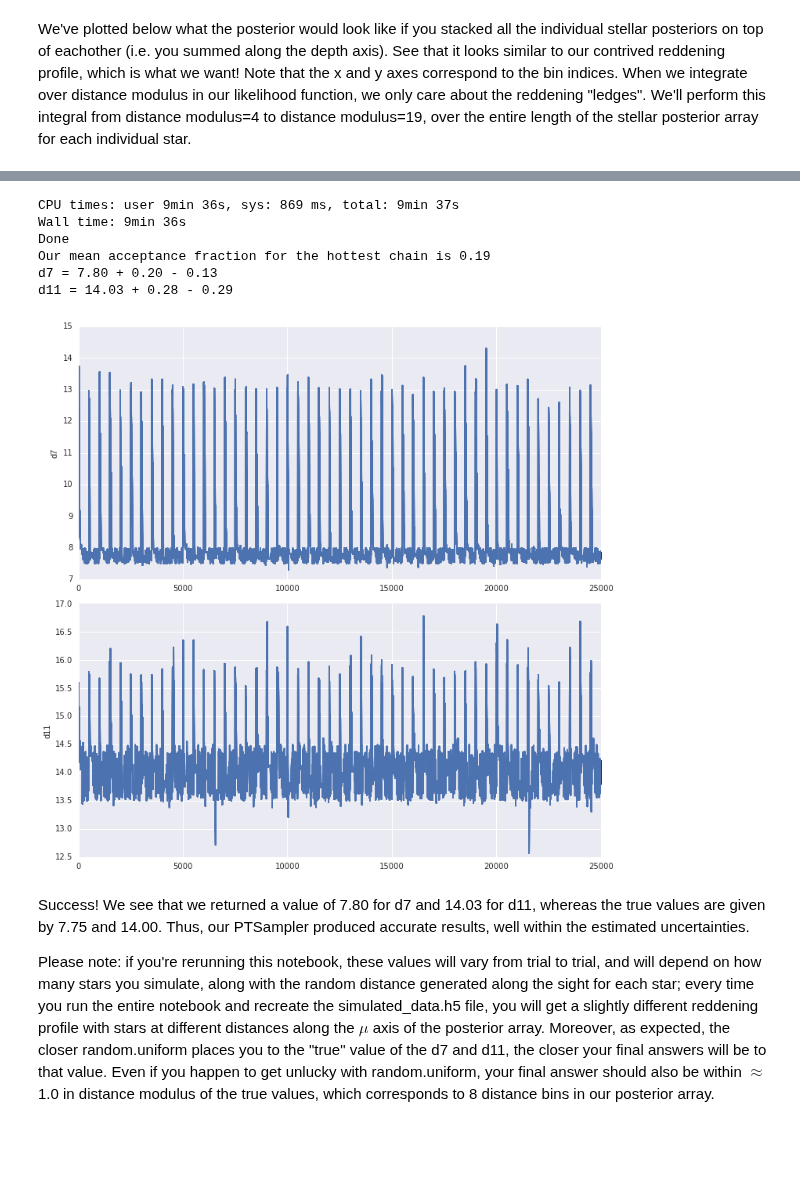
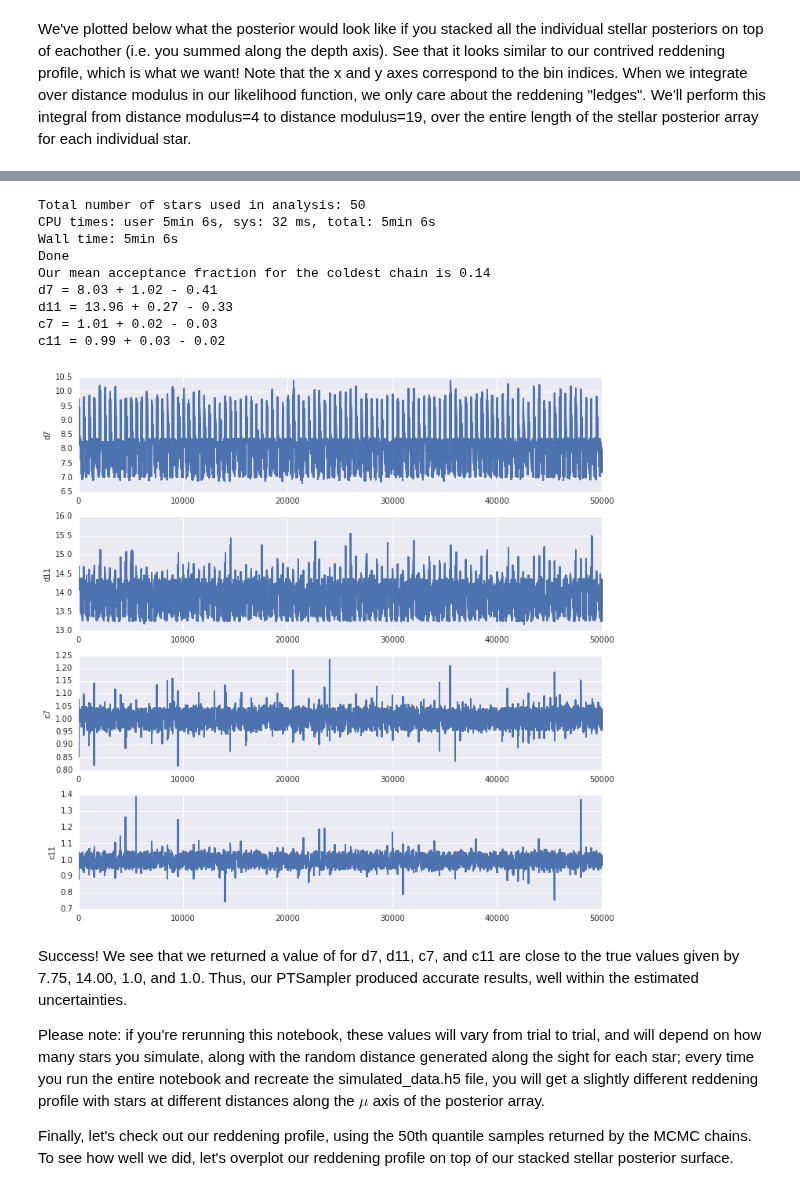
Before and after one commit to catherinezucker/dustcurve, a Jupyter notebook: model.ipynb, the cells around one changed output, grey strips where cells are left out. Saved outputs shown, nothing was run; the diff lists cells and outputs as text; code cells hidden in the pictures; blank space fills up the shorter version.

```diff
--- a/model.ipynb
+++ b/model.ipynb
@@ -75,9 +74,9 @@ So, now we need to produce some stellar posterior data (700x120 arrays of redden
 # %%
 import pandas as pd
 
-nstars=75
+nstars=50
 
-#randomly sprinkle 75 stars at 75 distances along the posterior horizontal axis (total bins=120)
+#randomly sprinkle 50 stars at 50 distances along the posterior horizontal axis (total bins=120)
 randdist=np.random.randint(0,119,nstars)
 
 #create our array to hold the corresponding reddening values taken from our contrived reddening profile
@@ -96,7 +95,7 @@ for i in range(0,nstars):
 #create array to hold our stellar posterior information
 post_array=np.empty((nstars,700,120))
 
-#repeat 75 times for 75 stars
+#repeat 50 times for 50 stars
 for i in range(0,nstars):
     mean=np.array([randdist[i],red[i]]) #mean of bivariate normal distribution set to random distance and corresponding reddening value
     cov=np.array([[1,0],[0,100]]) #standard deviations of ~0.1 in both reddening and distance modulus, converted to the number of bins that corresponds to on each axis
@@ -151,14 +149,16 @@ Because our distributions are likely to be multi-modal, we are going to use Para
 # Results
 # %%
 import emcee
-from dustcurve import model
+from dustcurve import model_speed
 import seaborn as sns
 import numpy as np
 import matplotlib.pyplot as plt
 import pandas as pd
-from dustcurve import io
+from dustcurve import io_speed
 import warnings
+import line_profiler
 %matplotlib inline
+
 
 #this code pulls snippets from the PHYS201 week 9 MCMC notebook written by Vinny Manohoran and the PHYS201 L9 solutions,
 #written by Tom Dimiduk and Kevin Shain
@@ -166,25 +166,27 @@ import warnings
 #suppress obnoxious deprecation warning that doesn't affect output
 warnings.filterwarnings("ignore", category=Warning, module="emcee")
 
-# the model has 12 parameters; we'll use 50 walkers, 500 steps each, at 5 different temps
-ndim=12
-nwalkers = 50
+# the model has 24 parameters; we'll use 100 walkers, 500 steps each, at 5 different temps
+nslices=12
+ndim=24
+nwalkers = 100
 nsteps = 500
 ntemps=5
 
 #fetch the required likelihood and prior arguments for PTSampler
-ldata,pdata=io.fetch_args('simulated_data.h5',[4,19],1.0)
+ldata,pdata=io_speed.fetch_args('simulated_data.h5',[4,19,0,10],1.0)
 
 #set off the d7 and d11 parameters at random within a reasonable distance range surrounding the cloud
-result=[np.random.randint(4,19) for i in range(ndim)]
+result=[np.random.randint(4,19) for i in range(nslices)]
 result[6]=np.random.uniform(8,11)
 result[10]=np.random.uniform(14,17)
+result.extend(1.0 for i in range(nslices))
 
 #set up the starting position array and add variance (up to 1 in distance modulus) to each walker
 starting_positions = [[result + 1e-1*np.random.randn(ndim) for i in range(nwalkers)] for j in range(ntemps)]
 
 #set up the sampler object
-sampler = emcee.PTSampler(ntemps, nwalkers, ndim, model.log_likelihood, model.log_prior, loglargs=(ldata), logpargs=[pdata])
+sampler = emcee.PTSampler(ntemps, nwalkers, ndim, model_speed.log_likelihood, model_speed.log_prior, loglargs=(ldata), logpargs=[pdata])
 
 # run the sampler. We use iPython's %time directive to tell us
 # how long it took (in a script, you would leave out "%time")
@@ -192,43 +194,58 @@ sampler = emcee.PTSampler(ntemps, nwalkers, ndim, model.log_likelihood, model.lo
 print('Done')
 
 #Extract the coldest [beta=1] temperature chain from the sampler object
 samples_cold = sampler.chain[0,:,:,:]
 traces_cold = samples_cold.reshape(-1, ndim).T
 
 #check out acceptance fraction:
-print("Our mean acceptance fraction for the hottest chain is %.2f" % np.mean(sampler.acceptance_fraction[0]))
+print("Our mean acceptance fraction for the coldest chain is %.2f" % np.mean(sampler.acceptance_fraction[0]))
 
 #set up the figures to plot the hot chain
-fig, (ax_d7, ax_d11) = plt.subplots(2, figsize=(10,10))
+fig, (ax_d7, ax_d11, ax_c7, ax_c11) = plt.subplots(4, figsize=(10,10))
 plt.tight_layout()
 ax_d7.set(ylabel='d7')
 ax_d11.set(ylabel='d11')
+ax_c7.set(ylabel='c7')
+ax_c11.set(ylabel='c11')
 
 #plot the chains for the first ten walkers
 for i in range(0,10):
     sns.tsplot(traces_cold[6], ax=ax_d7)
     sns.tsplot(traces_cold[10], ax=ax_d11)
+    sns.tsplot(traces_cold[18], ax=ax_c7)
+    sns.tsplot(traces_cold[22], ax=ax_c11)
 
-parameter_samples = pd.DataFrame({'d7': traces_cold[6], 'd11': traces_cold[10]})
+parameter_samples = pd.DataFrame({'d7': traces_cold[6], 'd11': traces_cold[10], 'c7': traces_cold[18], 'c11':traces_cold[22]})
 
 q = parameter_samples.quantile([0.16,0.50,0.84], axis=0)
 
 #what values do we get?
 print("d7 = {:.2f} + {:.2f} - {:.2f}".format(q['d7'][0.50],
                                             q['d7'][0.84]-q['d7'][0.50],
                                             q['d7'][0.50]-q['d7'][0.16]))
 print("d11 = {:.2f} + {:.2f} - {:.2f}".format(q['d11'][0.50],
                                             q['d11'][0.84]-q['d11'][0.50],
                                             q['d11'][0.50]-q['d11'][0.16]))
+print("c7 = {:.2f} + {:.2f} - {:.2f}".format(q['c7'][0.50],
+                                            q['c7'][0.84]-q['c7'][0.50],
+                                            q['c7'][0.50]-q['c7'][0.16]))
+print("c11 = {:.2f} + {:.2f} - {:.2f}".format(q['c11'][0.50],
+                                            q['c11'][0.84]-q['c11'][0.50],
+                                            q['c11'][0.50]-q['c11'][0.16]))
 # %% [output]
-CPU times: user 9min 36s, sys: 869 ms, total: 9min 37s
-Wall time: 9min 36s
+Total number of stars used in analysis: 50
+CPU times: user 5min 6s, sys: 32 ms, total: 5min 6s
+Wall time: 5min 6s
 Done
-Our mean acceptance fraction for the hottest chain is 0.19
-d7 = 7.80 + 0.20 - 0.13
-d11 = 14.03 + 0.28 - 0.29
+Our mean acceptance fraction for the coldest chain is 0.14
+d7 = 8.03 + 1.02 - 0.41
+d11 = 13.96 + 0.27 - 0.33
+c7 = 1.01 + 0.02 - 0.03
+c11 = 0.99 + 0.03 - 0.02
-[figure, old version]
+[figure, new version]
 # %% [markdown]
-Success! We see that we returned a value of 7.80 for d7 and 14.03 for d11, whereas the true values are given by 7.75 and 14.00. Thus, our PTSampler produced accurate results, well within the estimated uncertainties.
+Success! We see that we returned a value of for d7, d11, c7, and c11 are close to the true values given by 7.75, 14.00, 1.0, and 1.0. Thus, our PTSampler produced accurate results, well within the estimated uncertainties.
 
-Please note: if you're rerunning this notebook, these values will vary from trial to trial, and will depend on how many stars you simulate, along with the random distance generated along the sight for each star; every time you run the entire notebook and recreate the simulated_data.h5 file, you will get a slightly different reddening profile with stars at different distances along the $\mu$ axis of the posterior array. Moreover, as expected, the closer random.uniform places you to the "true" value of the d7 and d11, the closer your final answers will be to that value. Even if you happen to get unlucky with random.uniform, your final answer should also be within $\approx$ 1.0 in distance modulus of the true values, which corresponds to 8 distance bins in our posterior array.
+Please note: if you're rerunning this notebook, these values will vary from trial to trial, and will depend on how many stars you simulate, along with the random distance generated along the sight for each star; every time you run the entire notebook and recreate the simulated_data.h5 file, you will get a slightly different reddening profile with stars at different distances along the $\mu$ axis of the posterior array.
+
+Finally, let's check out our reddening profile, using the 50th quantile samples returned by the MCMC chains. To see how well we did, let's overplot our reddening profile on top of our stacked stellar posterior surface.
```
Also changed, not shown: parts of 8 cells of this notebook.
